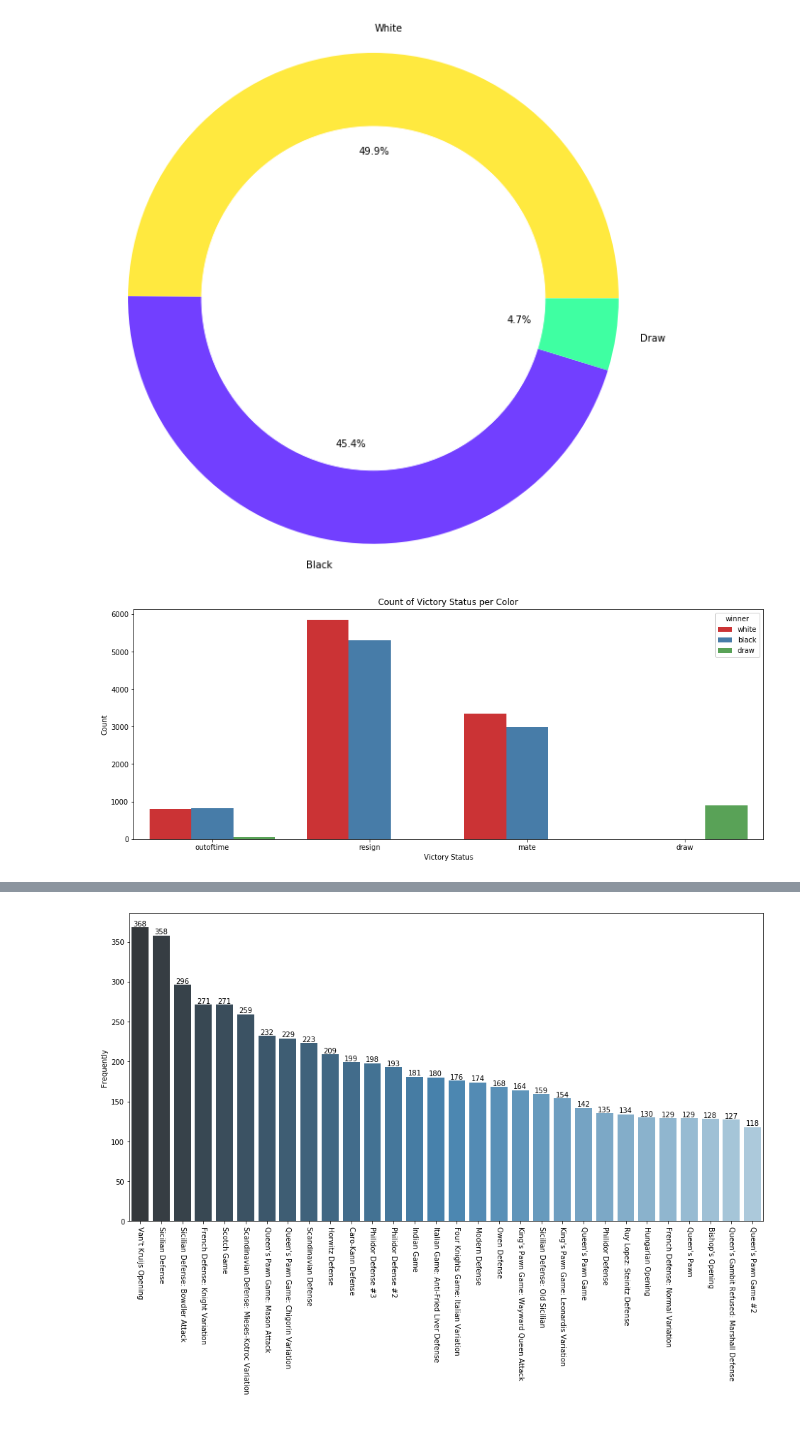
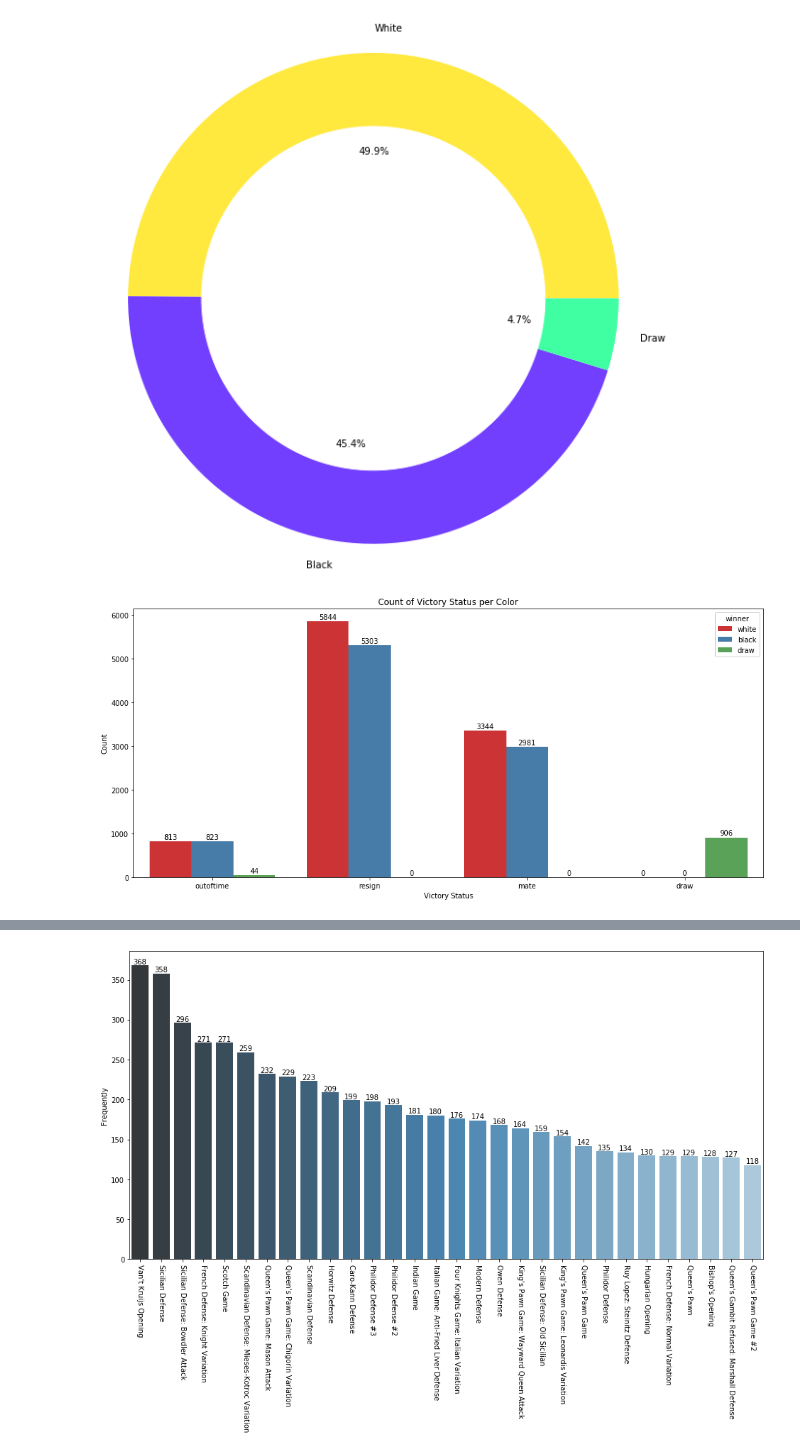
Before and after one commit to SoroushGhaderi/Lichess_Data_Analysis, a Jupyter notebook: Chess_Data_Analysis.ipynb, the cells around one changed output, grey strips where cells are left out. Cells and saved outputs as stored; diff of their text form; code cells hidden in the pictures; blank space fills up the shorter version.

```diff
--- a/Chess_Data_Analysis.ipynb
+++ b/Chess_Data_Analysis.ipynb
@@ -124,11 +124,15 @@ plt.show()
 # %% [output]
 [figure]
 # %%
-plt.figure(figsize=(16,6))
-sns.countplot(x= "victory_status",hue= "winner", data= chess, palette= "Set1")
+plt.figure(figsize=(16,7))
+victory_status= sns.countplot(x= "victory_status",hue= "winner", data= chess, palette= "Set1")
 plt.xlabel("Victory Status")
 plt.ylabel("Count")
 plt.title("Count of Victory Status per Color")
+for p in victory_status.patches:
+    height =  np.nan_to_num(p.get_height(), 0)
+    text = str(int(height))
+    victory_status.text(p.get_x()+p.get_width()/2,height + 50 ,text,ha="center")
 plt.show()
 # %% [output]
-[figure, old version]
+[figure, new version]
```
Also changed, not shown: parts of 1 cell of this notebook.
